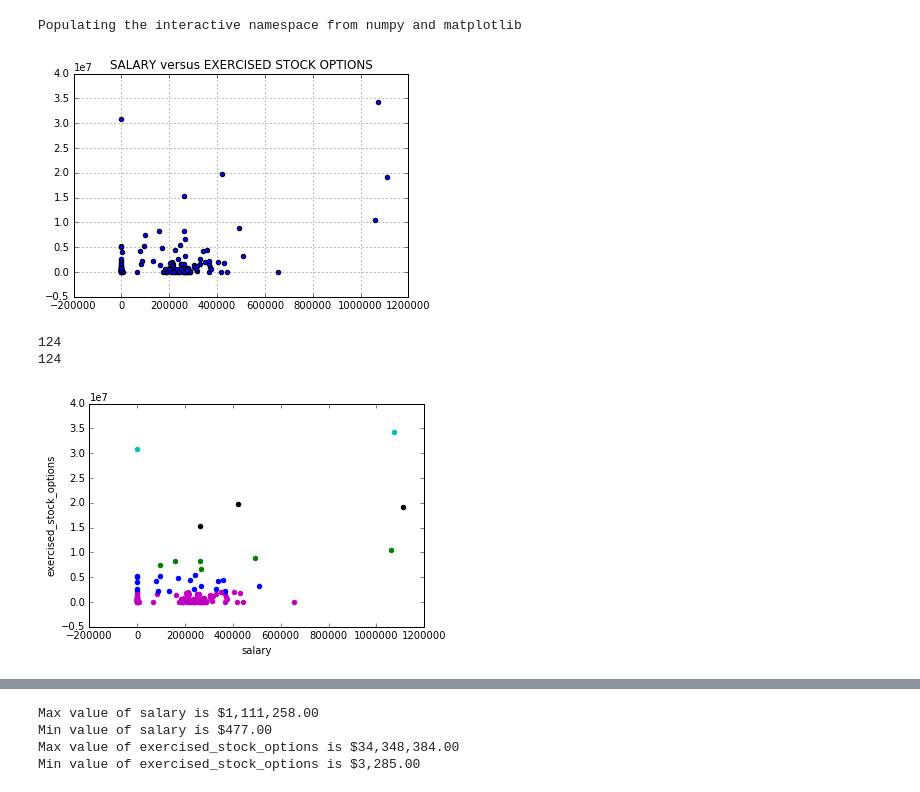
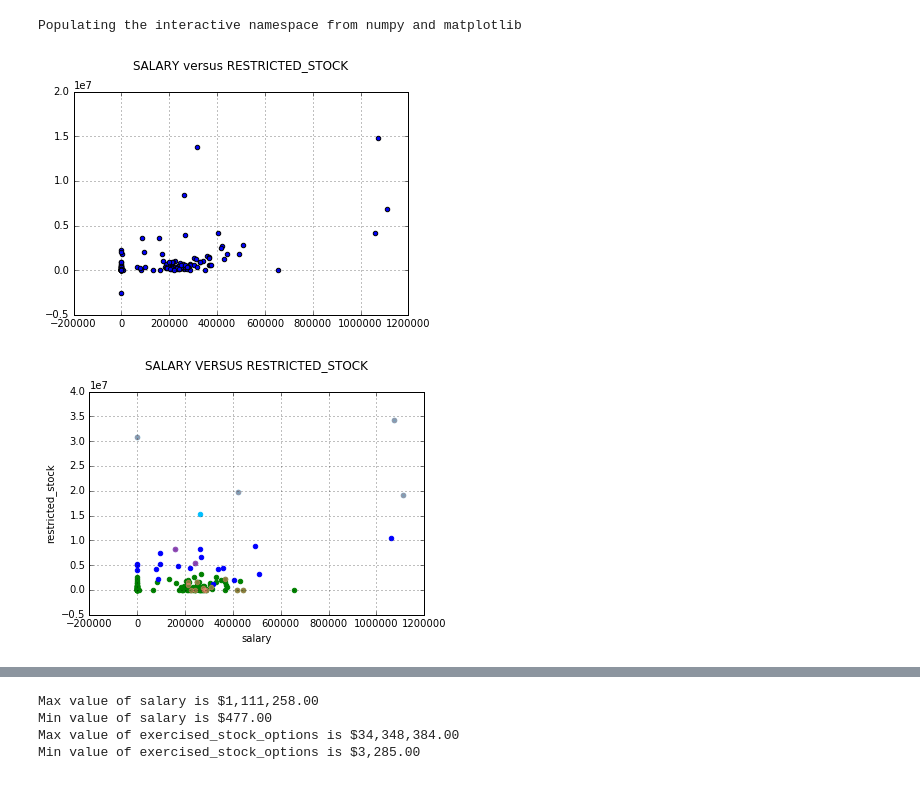
Before and after one commit to omoju/udacityUd120Lessons, a Jupyter notebook: Clustering.ipynb, the cells around one changed output, grey strips where cells are left out. Cells and saved outputs as stored; diff of their text form; code cells hidden in the pictures.

```diff
--- a/Clustering.ipynb
+++ b/Clustering.ipynb
@@ -15,7 +15,7 @@ def Draw(pred, features, poi, mark_poi=False, name="image.png", f1_name="feature
 
     ### plot each cluster with a different color--add more colors for
     ### drawing more than five clusters
-    colors = ["b", "c", "k", "m", "g"]
+    colors = ["g", "deepskyblue", "b", "m", "k"]
     for ii, pp in enumerate(pred):
         plt.scatter(features[ii][0], features[ii][1], color = colors[pred[ii]])
 
@@ -23,11 +23,11 @@ def Draw(pred, features, poi, mark_poi=False, name="image.png", f1_name="feature
     if mark_poi:
         for ii, pp in enumerate(pred):
             if poi[ii]:
-                plt.scatter(features[ii][0], features[ii][1], color="r", marker="*")
+                plt.scatter(features[ii][0], features[ii][1], color="salmon", alpha=0.5)
     plt.xlabel(f1_name)
     plt.ylabel(f2_name)
     plt.grid(True)
-    plt.title('Clustering of '+f1_name.upper()+' against '+f2_name.upper())
+    plt.title(f1_name.upper()+' VERSUS '+f2_name.upper(), y=1.08)
     plt.savefig(name)
     plt.show()
 # %%
@@ -46,19 +37,44 @@ poi, finance_features = targetFeatureSplit( data )
+# %%
+poi  = "poi"
+
+feature_1 = "salary"
+feature_2 = "exercised_stock_options"
+feature_3 = "restricted_stock"
+
+
+features_list = [poi, feature_1, feature_2, feature_3] #
 # %%
+### the input features we want to use
+### can be any key in the person-level dictionary (salary, director_fees, etc.)
+
+data = featureFormat(data_dict, features_list )
+poi, finance_features = targetFeatureSplit( data )
+
 ### in the "clustering with 3 features" part of the mini-project,
 ### you'll want to change this line to
 ### for f1, f2, _ in finance_features:
 ### (as it's currently written, the line below assumes 2 features)
-for f1, f2, in finance_features:
-    plt.scatter( f1, f2 )
+for f1, f2, f3 in finance_features:
+    plt.scatter( f1, f3 )
     plt.grid(True)
-    plt.title(f1_name.upper()+' against '+f2_name.upper())
+    plt.title(feature_1.upper()+' versus '+feature_3.upper(), y=1.08)
+
 plt.show()
+
+### cluster here; create predictions of the cluster labels
+### for the data and store them to a list called pred
+
+from sklearn.cluster import KMeans
+km = KMeans(n_clusters=3, n_init=10, max_iter=300)
+km.fit(finance_features)
+pred = km.predict(finance_features)
+
+### rename the "name" parameter when you change the number of features
+### so that the figure gets saved to a different file
+try:
+    Draw(pred, finance_features, poi, mark_poi=True, name="clusters3.pdf", f1_name=feature_1, f2_name=feature_3)
+except NameError:
+    print "no predictions object named pred found, no clusters to plot"
 # %% [output]
-[figure, old version]
+[figure, new version]
+[figure, added]
-# %%
-y = numpy.asarray(poi)
-print len(y.reshape(-1, 1))
-print len(finance_features)
-# %% [output]
-124
-124
@@ -73,9 +80,0 @@ pred = km.predict(finance_features)
-# %%
-### rename the "name" parameter when you change the number of features
-### so that the figure gets saved to a different file
-try:
-    Draw(pred, finance_features, poi, mark_poi=False, name="clusters3.pdf", f1_name=feature_1, f2_name=feature_2)
-except NameError:
-    print "no predictions object named pred found, no clusters to plot"
-# %% [output]
-[figure, removed]
```
Also changed, not shown: parts of 3 cells of this notebook, 1 other file.
